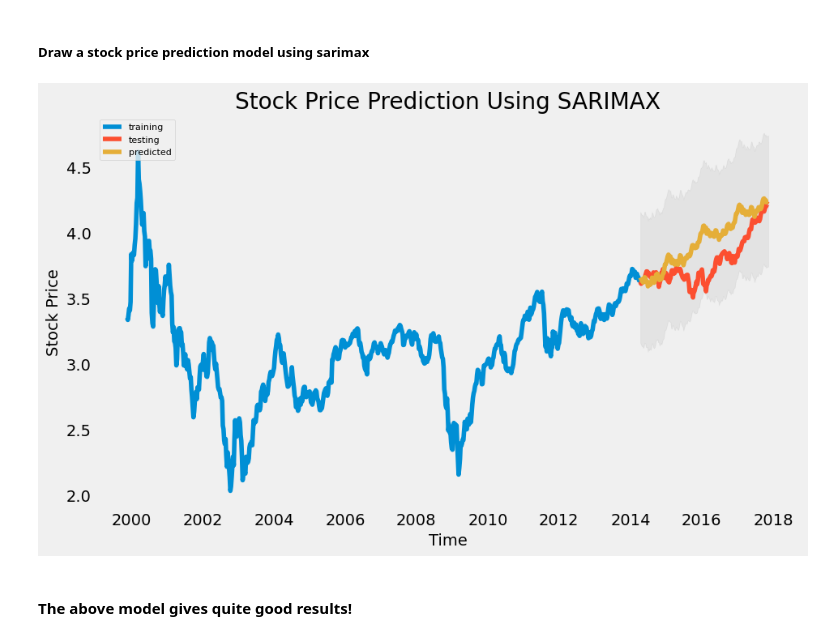
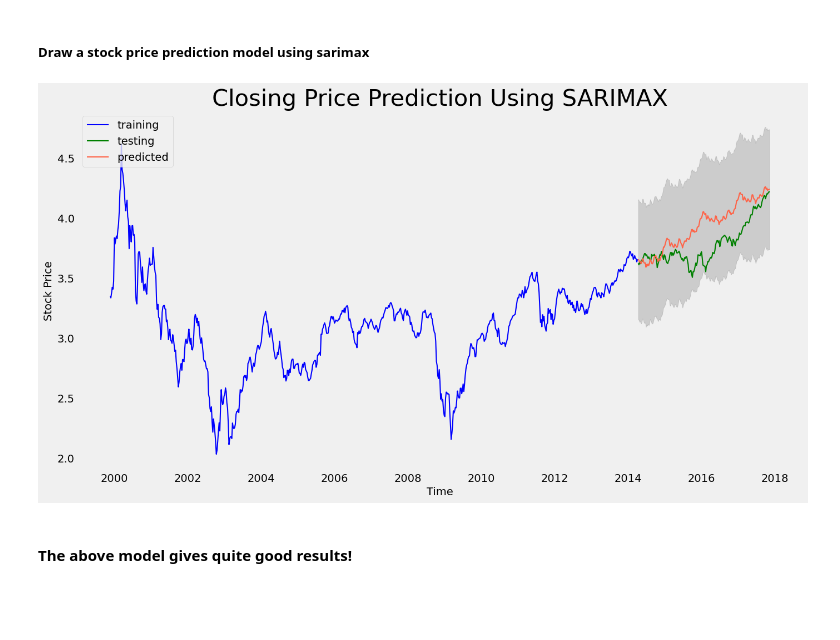
Before and after one commit to HoaNguyen710/DataSample, a Jupyter notebook: testDemo.ipynb, the cells around one changed output. Saved outputs shown, nothing was run; the diff lists cells and outputs as text; code cells hidden in the pictures; blank space fills up the shorter version.

```diff
--- a/testDemo.ipynb
+++ b/testDemo.ipynb
@@ -102,0 +95,11 @@ Text(0.5, 1.0, 'Closing Price')
+# %%
+sns.set_palette("dark")
+plt.figure(figsize=(15, 8))
+plt.grid(True, linestyle="--", linewidth=0.5, color="gray")
+plt.xlabel("DateTime", fontsize=14,color='black')
+plt.ylabel("Closing Prices", fontsize=14,color='black')
+plt.plot(stock["Close"], linewidth=2, markersize=5)
+plt.title("Closing Prices Over Time", fontsize=30,color='black')
+plt.xticks(rotation=45)
+plt.tight_layout()
+plt.show()
@@ -288,33 +303,35 @@ Warnings:
 # %%
 # Make as pandas series
 import pandas as pd
 import numpy as np
 import matplotlib.pyplot as plt
+
 
 # Dự đoán và tính khoảng tin cậy
 fc, confint = model_autoARIMA.predict(n_periods=len(test_data), return_conf_int=True, conf_int_level=0.9)
 
 # Chuyển đổi dự đoán thành Pandas Series
 fc_series = pd.Series(fc, index=test_data.index)
 
 # Tính toán và tạo Pandas Series cho khoảng tin cậy hẹp hơn
 margin_of_error = 0.5  # điều chỉnh độ rộng của khoảng tin cậy
 lower_series = fc_series - margin_of_error
 upper_series = fc_series + margin_of_error
 
+plt.figure(figsize=(15, 8))
 # Visualize
-plt.plot(train_data, label= 'training')
-plt.plot(test_data, label = 'testing')
-plt.plot(fc_series,label='predicted')
-plt.fill_between(lower_series.index, lower_series, upper_series, color='k', alpha =.05)
+plt.plot(train_data, label= 'training', linewidth=1.5, color ='blue')
+plt.plot(test_data, label = 'testing', linewidth=1.5,color ='green')
+plt.plot(fc_series,label='predicted', linewidth=1.5,color='tomato')
+plt.fill_between(lower_series.index, lower_series, upper_series, color='k', alpha =.15)
 plt.grid(False)
-plt.title('Stock Price Prediction Using SARIMAX')
+plt.title('Closing Price Prediction Using SARIMAX', fontsize=30)
 plt.xlabel('Time')
 plt.ylabel('Stock Price')
-plt.legend(loc='upper left', fontsize=8)
+plt.legend(loc='upper left')
 plt.show()
 # %% [output]
-[figure, old version]
+[figure, new version]
 # %% [markdown]
 #### The above model gives quite good results!
 # %%
```
Also changed, not shown: parts of 24 cells of this notebook.
